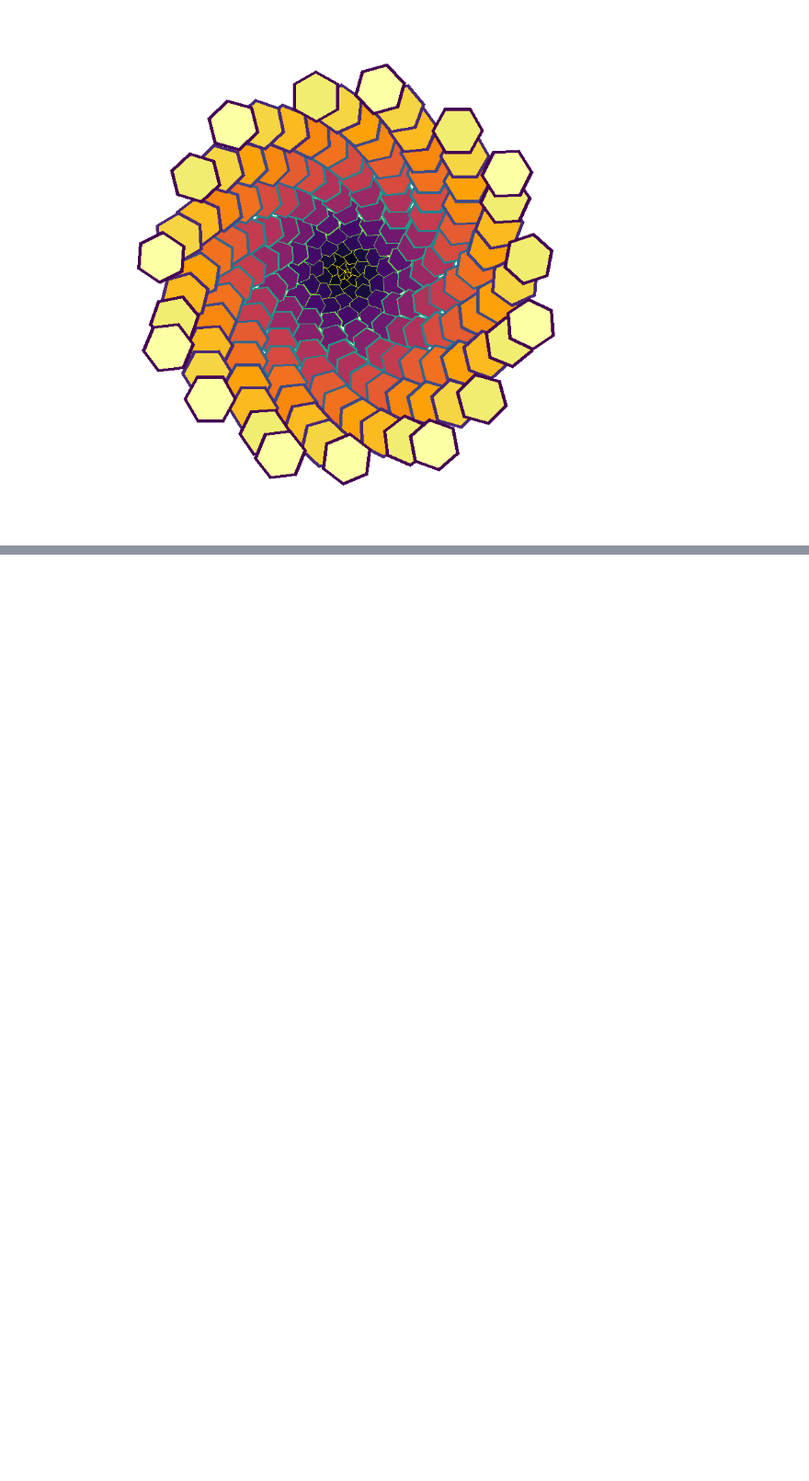
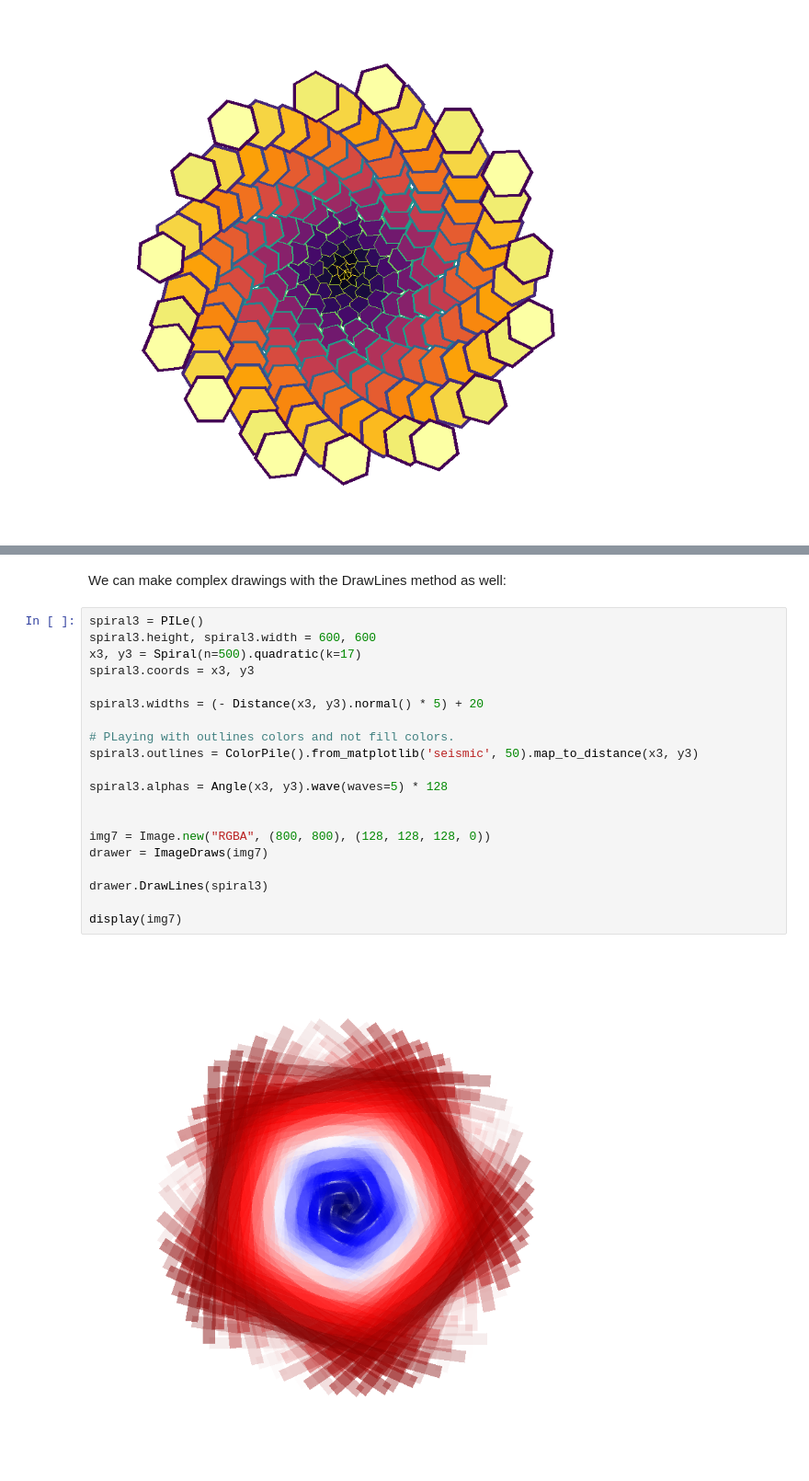
Before and after one commit to Sylvain-Rama/PILes, a Jupyter notebook: docs/PILes - Examples.ipynb, the cells around one changed output, grey strips where cells are left out. Shown at 92% size. Drawn from its saved outputs; the diff is of its cells as text; blank space fills up the shorter version.

```diff
--- a/docs/PILes - Examples.ipynb
+++ b/docs/PILes - Examples.ipynb
@@ -306,0 +317,24 @@ display(img6)
+# %% [markdown]
+We can make complex drawings with the DrawLines method as well:
+# %%
+spiral3 = PILe()
+spiral3.height, spiral3.width = 600, 600
+x3, y3 = Spiral(n=500).quadratic(k=17)
+spiral3.coords = x3, y3
+
+spiral3.widths = (- Distance(x3, y3).normal() * 5) + 20
+
+# PLaying with outlines colors and not fill colors.
+spiral3.outlines = ColorPile().from_matplotlib('seismic', 50).map_to_distance(x3, y3)
+
+spiral3.alphas = Angle(x3, y3).wave(waves=5) * 128
+
+
+img7 = Image.new("RGBA", (800, 800), (128, 128, 128, 0))
+drawer = ImageDraws(img7)
+
+drawer.DrawLines(spiral3)
+
+display(img7)
+# %% [output]
+[figure, added]
```
Also changed, not shown: parts of 8 cells of this notebook.
